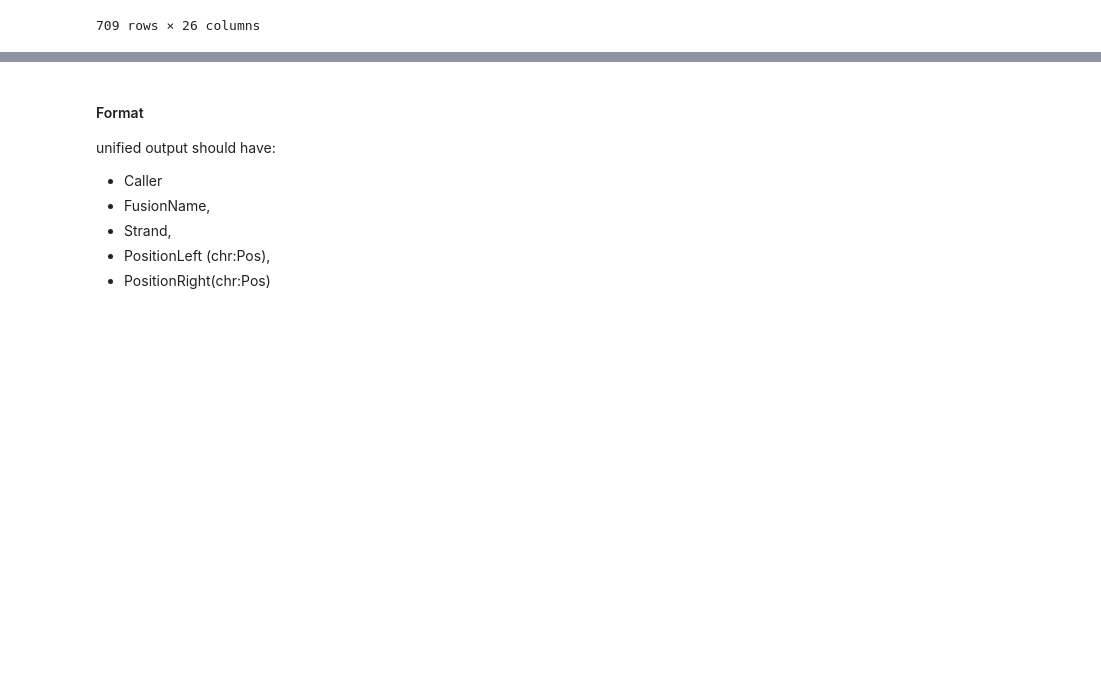
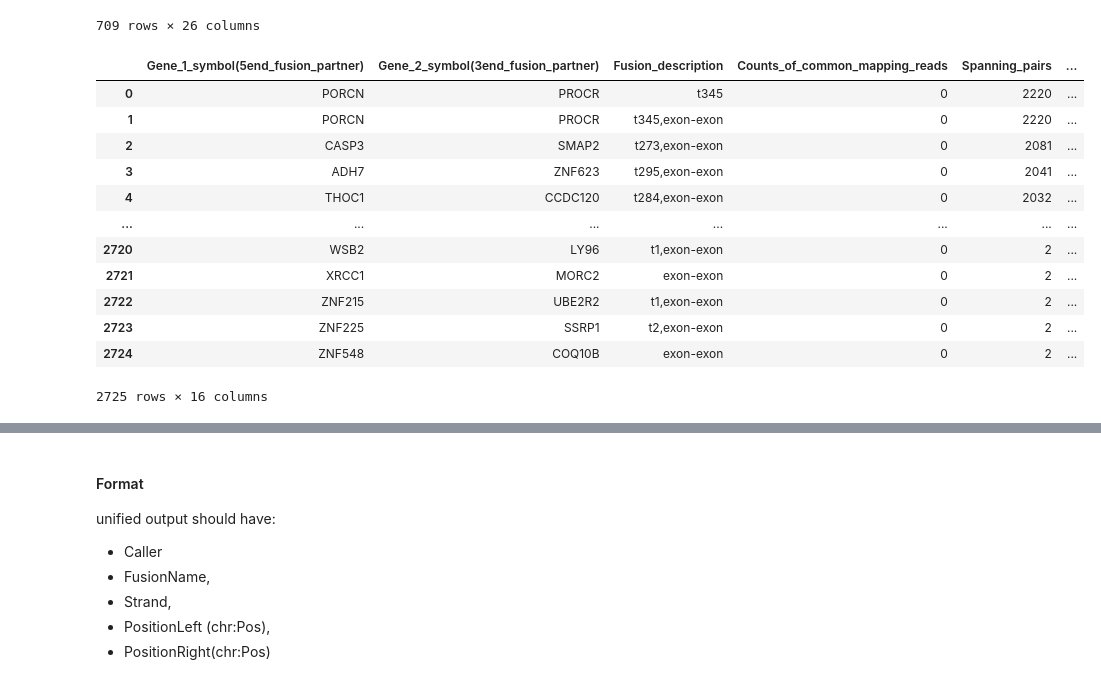
Before and after one commit to RMichae1/gene_fusion, a Jupyter notebook: Fusion_Analysis.ipynb, the cells around one changed output, grey strips where cells are left out. Cells and saved outputs as stored; diff of their text form; code cells hidden in the pictures; blank space fills up the shorter version.

```diff
--- a/Fusion_Analysis.ipynb
+++ b/Fusion_Analysis.ipynb
@@ -67,3 +67,20 @@ adi_fmap_df
 | 707 | FUS_2929259389_2929467779(+-) | 29 | 341 | 179 | +- | X | ... |
 | 708 | FUS_2929259789_2929467778(+-) | 2 | 16 | 0 | +- | X | ... |
 709 rows × 26 columns
+# %%
+fcatcher_df = pd.read_csv("/home/rimichael/Uni/KU_BioInf/projects/gene_fusion/output/fcatcher/final-list_candidate-fusion-genes.txt", sep="\t")
+fcatcher_df
+# %% [output]
+|  | Gene_1_symbol(5end_fusion_partner) | Gene_2_symbol(3end_fusion_partner) | Fusion_description | Counts_of_common_mapping_reads | Spanning_pairs | ... |
+| 0 | PORCN | PROCR | t345 | 0 | 2220 | ... |
+| 1 | PORCN | PROCR | t345,exon-exon | 0 | 2220 | ... |
+| 2 | CASP3 | SMAP2 | t273,exon-exon | 0 | 2081 | ... |
+| 3 | ADH7 | ZNF623 | t295,exon-exon | 0 | 2041 | ... |
+| 4 | THOC1 | CCDC120 | t284,exon-exon | 0 | 2032 | ... |
+| ... | ... | ... | ... | ... | ... | ... |
+| 2720 | WSB2 | LY96 | t1,exon-exon | 0 | 2 | ... |
+| 2721 | XRCC1 | MORC2 | exon-exon | 0 | 2 | ... |
+| 2722 | ZNF215 | UBE2R2 | t1,exon-exon | 0 | 2 | ... |
+| 2723 | ZNF225 | SSRP1 | t2,exon-exon | 0 | 2 | ... |
+| 2724 | ZNF548 | COQ10B | exon-exon | 0 | 2 | ... |
+2725 rows × 16 columns
```
Also changed, not shown: parts of 1 cell of this notebook, 2 other files.
